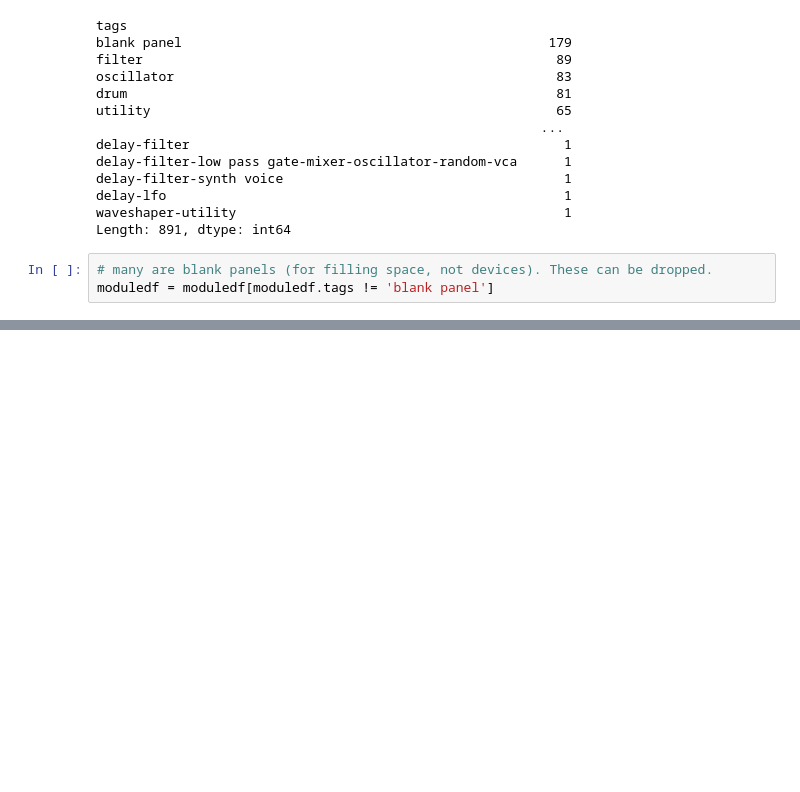
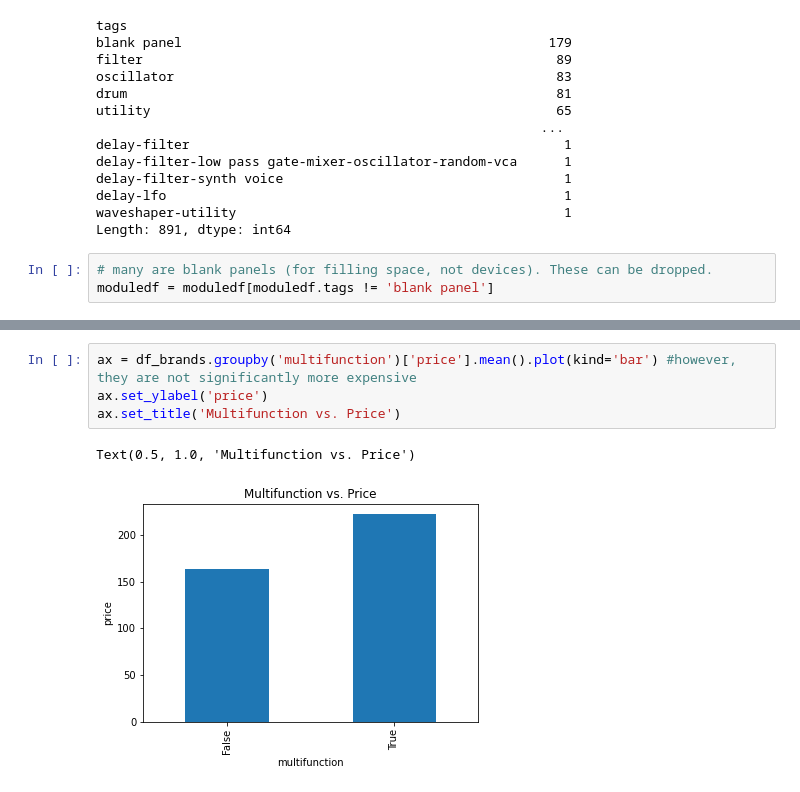
Before and after one commit to zstone00000/nycdsa_python_project, a Jupyter notebook: Eurorack_EDA.ipynb, the cells around one changed output, grey strips where cells are left out. Saved outputs shown, nothing was run; the diff lists cells and outputs as text; blank space fills up the shorter version.

```diff
--- a/Eurorack_EDA.ipynb
+++ b/Eurorack_EDA.ipynb
@@ -227,0 +216,7 @@ moduledf[moduledf.manufacturer_name == 'Barton Musical Circuits'] #grayscale pro
+# %%
+ax = df_brands.groupby('multifunction')['price'].mean().plot(kind='bar') #however, they are not significantly more expensive
+ax.set_ylabel('price')
+ax.set_title('Multifunction vs. Price')
+# %% [output]
+Text(0.5, 1.0, 'Multifunction vs. Price')
+[figure, added]
```
Also changed, not shown: parts of 42 cells of this notebook.
